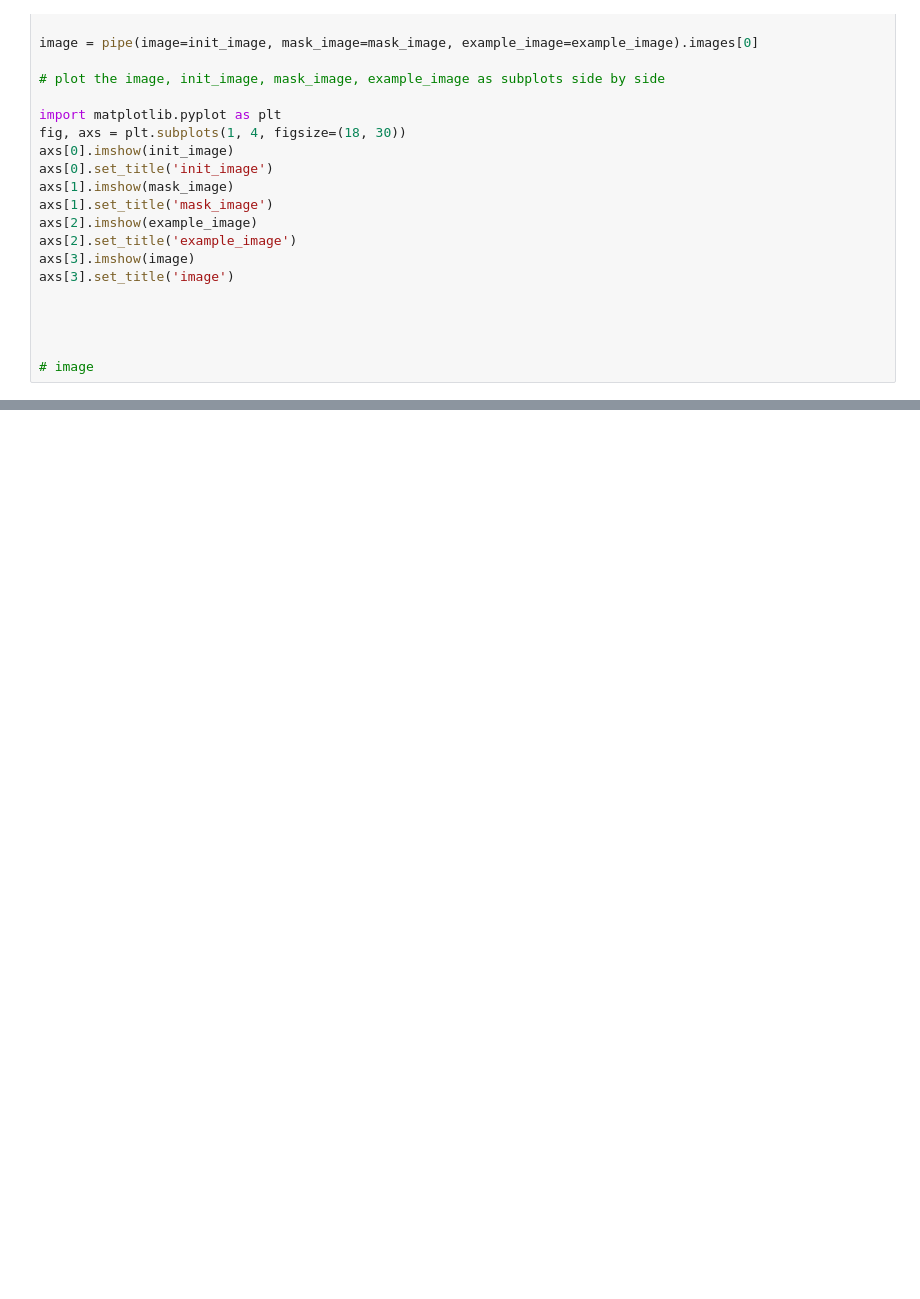
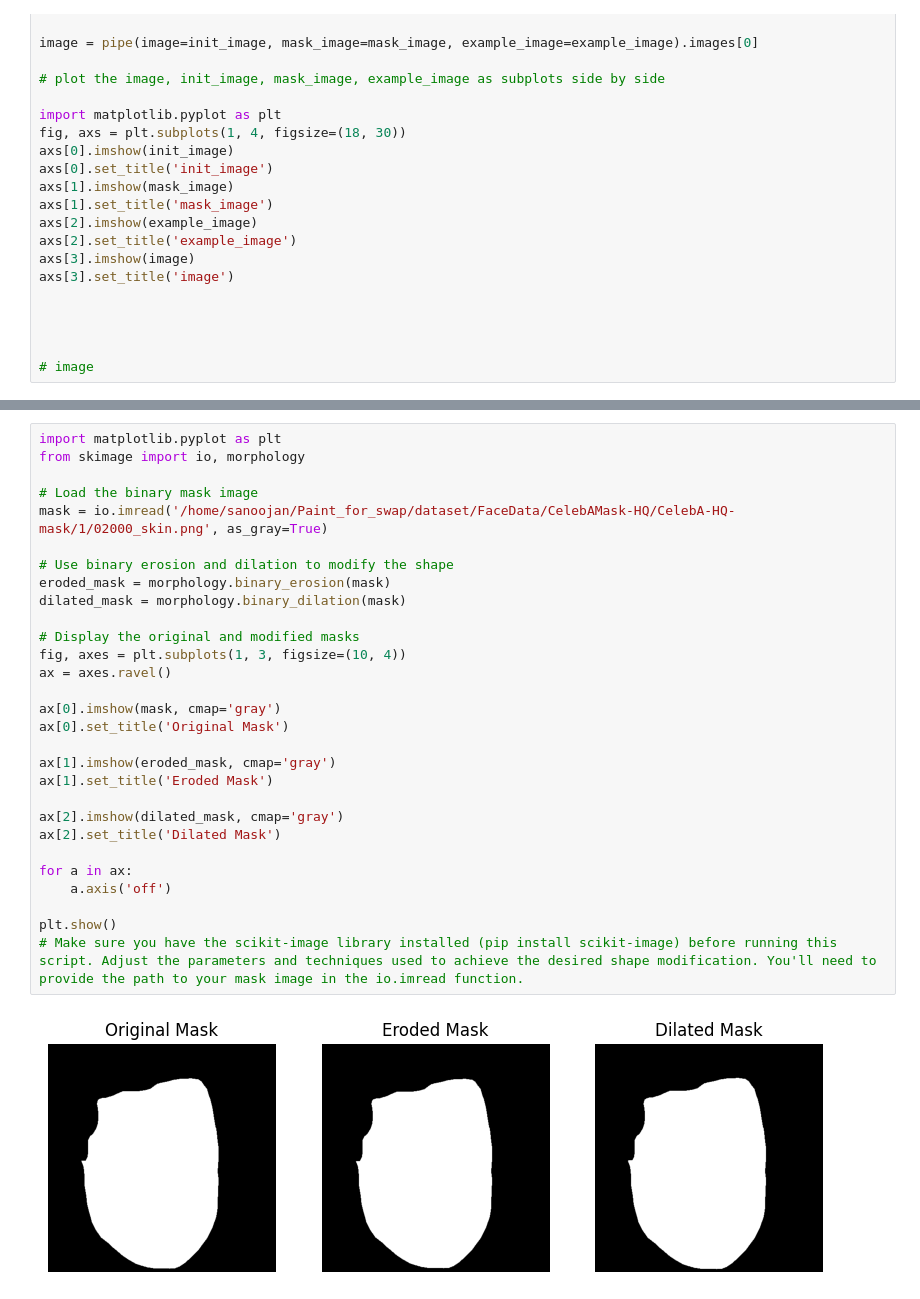
Before and after one commit to Sanoojan/Paint_for_swap, a Jupyter notebook: analyse.ipynb, the cells around one changed output, grey strips where cells are left out. Cells and saved outputs as stored; diff of their text form; blank space fills up the shorter version.

```diff
--- a/analyse.ipynb
+++ b/analyse.ipynb
@@ -63,0 +86,31 @@ axs[3].set_title('image')
+# %%
+import matplotlib.pyplot as plt
+from skimage import io, morphology
+
+# Load the binary mask image
+mask = io.imread('/home/sanoojan/Paint_for_swap/dataset/FaceData/CelebAMask-HQ/CelebA-HQ-mask/1/02000_skin.png', as_gray=True)
+
+# Use binary erosion and dilation to modify the shape
+eroded_mask = morphology.binary_erosion(mask)
+dilated_mask = morphology.binary_dilation(mask)
+
+# Display the original and modified masks
+fig, axes = plt.subplots(1, 3, figsize=(10, 4))
+ax = axes.ravel()
+
+ax[0].imshow(mask, cmap='gray')
+ax[0].set_title('Original Mask')
+
+ax[1].imshow(eroded_mask, cmap='gray')
+ax[1].set_title('Eroded Mask')
+
+ax[2].imshow(dilated_mask, cmap='gray')
+ax[2].set_title('Dilated Mask')
+
+for a in ax:
+    a.axis('off')
+
+plt.show()
+# Make sure you have the scikit-image library installed (pip install scikit-image) before running this script. Adjust the parameters and techniques used to achieve the desired shape modification. You'll need to provide the path to your mask image in the io.imread function.
+# %% [output]
+[figure, added]
```
Also changed, not shown: parts of 6 cells of this notebook, 13 other files.
